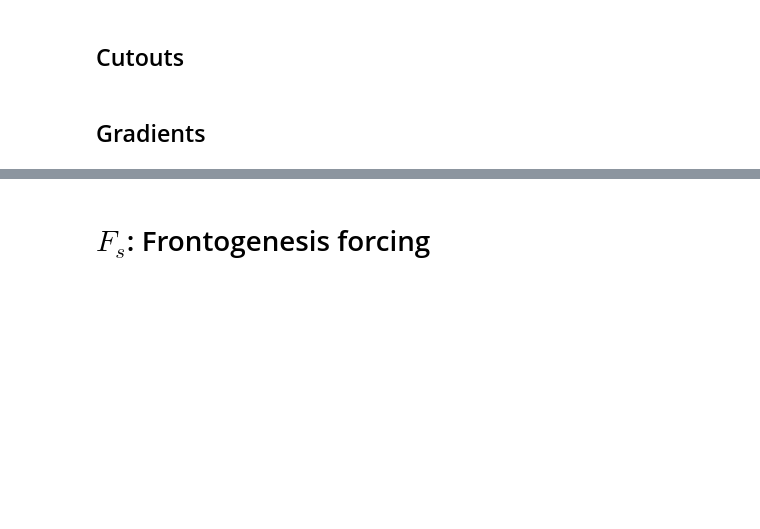
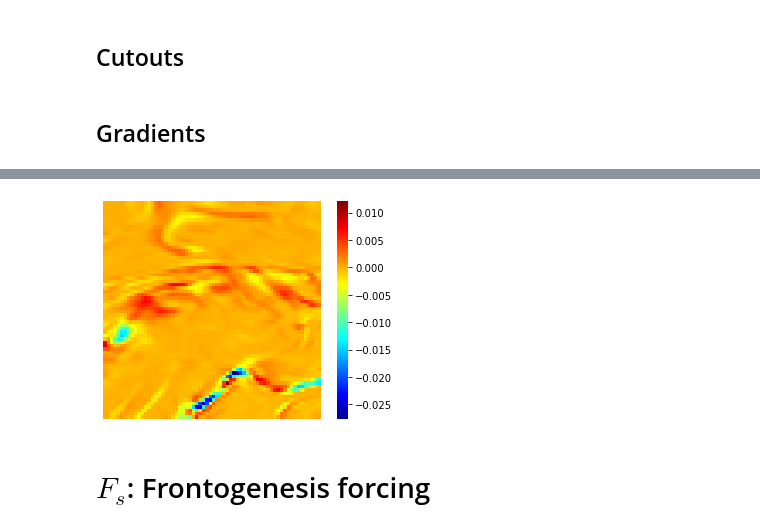
Before and after one commit to AI-for-Ocean-Science/ulmo, a Jupyter notebook: docs/nb/LLC/LLC_Frontogenesis.ipynb, the cells around one changed output, grey strips where cells are left out. Saved outputs shown, nothing was run; the diff lists cells and outputs as text; code cells hidden in the pictures; blank space fills up the shorter version.

```diff
--- a/docs/nb/LLC/LLC_Frontogenesis.ipynb
+++ b/docs/nb/LLC/LLC_Frontogenesis.ipynb
@@ -151,3 +172,8 @@ dVdy = np.gradient(V_cutout, axis=0)
+# %%
+Qy = dUdy*dbdx + dVdy*dbdy
+_ = plotting.show_image(Qy, set_aspect='equal')
+# %% [output]
+[figure, added]
 # %% [markdown]
 # $F_s$: Frontogenesis forcing
 # %% [markdown]
```
Also changed, not shown: parts of 9 cells of this notebook, 4 other files.
